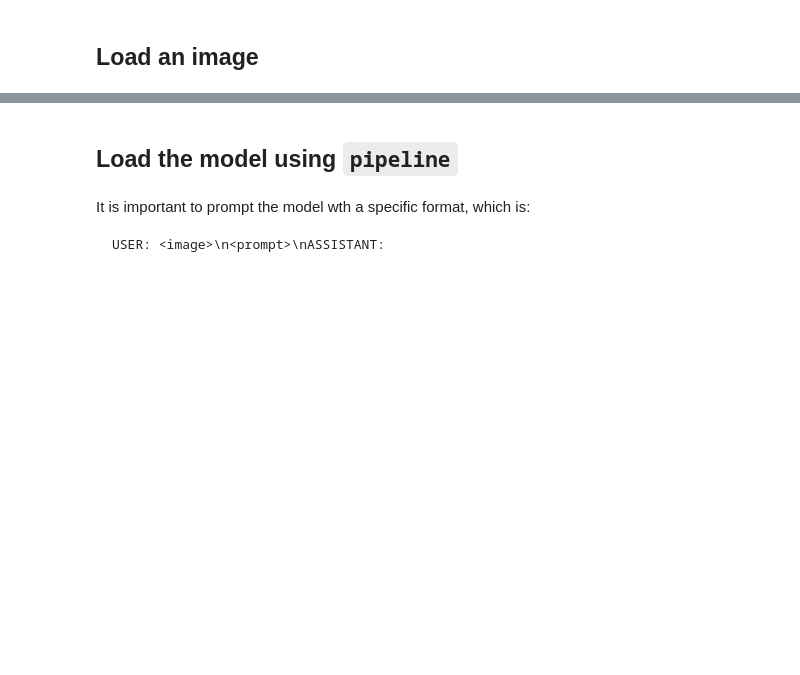
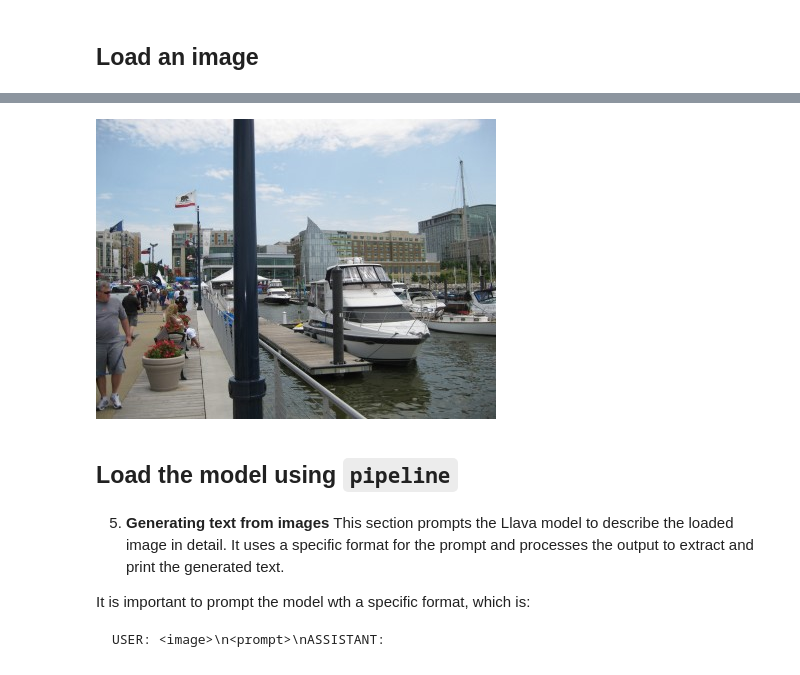
Before and after one commit to PacktPublishing/Learn-OpenAI-Whisper, a Jupyter notebook: Chapter05/LOAIW_ch05_4_Whisper_img2txt_Llava_image_assistant.ipynb, the cells around one changed output, grey strips where cells are left out. Cells and saved outputs as stored; diff of their text form; code cells hidden in the pictures; blank space fills up the shorter version.

````diff
--- a/Chapter05/LOAIW_ch05_4_Whisper_img2txt_Llava_image_assistant.ipynb
+++ b/Chapter05/LOAIW_ch05_4_Whisper_img2txt_Llava_image_assistant.ipynb
@@ -82,2 +130,10 @@ image
+# %%
+from PIL import Image
+
+image_path = "/content/LOAIW_ch05_image_10.jpg"
+image = Image.open((image_path))
+image
+# %% [output]
+[figure, added]
 # %% [markdown]
 ## Load the model using `pipeline`
@@ -91,3 +140,6 @@ from nltk import sent_tokenize
 # %% [markdown]
+5. **Generating text from images**
+    This section prompts the Llava model to describe the loaded image in detail. It uses a specific format for the prompt and processes the output to extract and print the generated text.
+
 It is important to prompt the model wth a specific format, which is:
 ```bash
````
Also changed, not shown: parts of 35 cells of this notebook, 1 other file.
